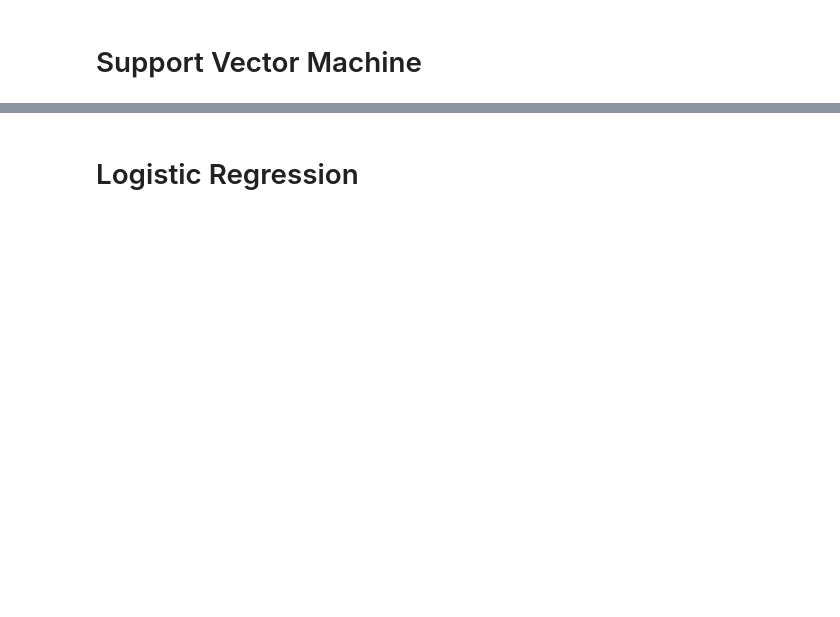
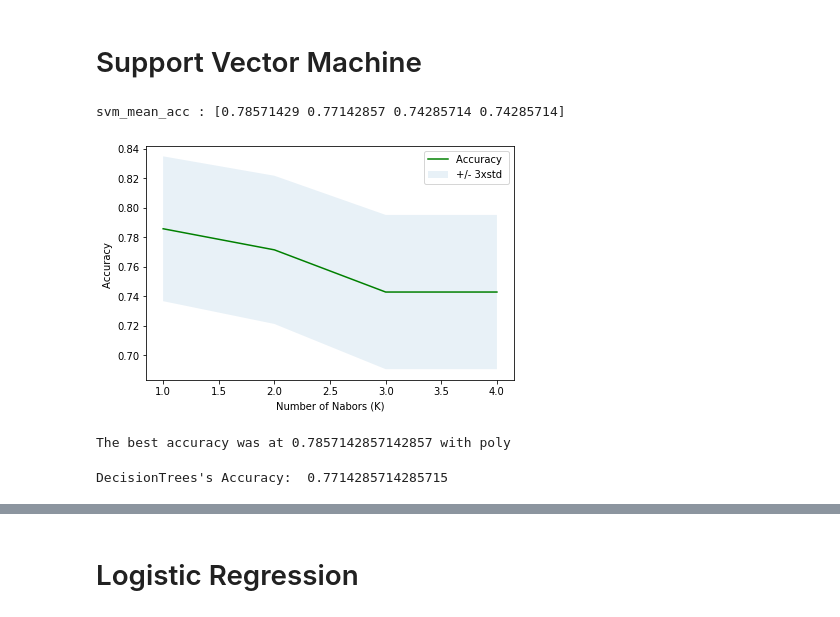
Before and after one commit to ButchBotch/RandProjects, a Jupyter notebook: IBM_Data_Sc_Coursera/Course_8/IBM_DataSc_8_FinalProject.ipynb, the cells around one changed output, grey strips where cells are left out. Cells and saved outputs as stored; diff of their text form; code cells hidden in the pictures; blank space fills up the shorter version.

```diff
--- a/IBM_Data_Sc_Coursera/Course_8/IBM_DataSc_8_FinalProject.ipynb
+++ b/IBM_Data_Sc_Coursera/Course_8/IBM_DataSc_8_FinalProject.ipynb
@@ -265,2 +360,43 @@ Notice: You should find the best k to build the model with the best accuracy.
 # %% [markdown]
 # Support Vector Machine
+# %%
+import pylab as pl
+import scipy.optimize as opt
+from sklearn import svm
+
+kernelz=['linear', 'poly', 'rbf', 'sigmoid']
+Ks_svm = len(kernelz)
+svm_mean_acc = np.zeros((Ks_svm))
+svm_std_acc = np.zeros((Ks_svm))
+svmConfustionMx = [];
+
+for n in range(1,Ks_svm+1):
+    #Train Model and Predict
+    loanSvm = svm.SVC(kernel=kernelz[n-1],gamma='auto').fit(X_train,y_train)
+    predSvm = loanSvm.predict(X_test)
+    svm_mean_acc[n-1] = metrics.accuracy_score(y_test, predSvm)
+    svm_std_acc[n-1]=np.std(predSvm==y_test)/np.sqrt(predSvm.shape[0])
+
+print('svm_mean_acc :',svm_mean_acc)
+
+plt.plot(range(1,Ks_svm+1),svm_mean_acc,'g')
+plt.fill_between(range(1,Ks_svm+1),svm_mean_acc - 1 * svm_std_acc,svm_mean_acc + 1 * svm_std_acc, alpha=0.10)
+plt.legend(('Accuracy ', '+/- 3xstd'))
+plt.ylabel('Accuracy ')
+plt.xlabel('Number of Nabors (K)')
+plt.tight_layout()
+plt.show()
+
+print( "The best accuracy was at", svm_mean_acc.max(), "with", kernelz[svm_mean_acc.argmax()+1])
+# %% [output]
+svm_mean_acc : [0.78571429 0.77142857 0.74285714 0.74285714]
+[figure, added]
+The best accuracy was at 0.7857142857142857 with poly
+# %%
+# Selection of svm model
+kernel=kernelz[svm_mean_acc.argmax()+1]
+loanSvm = svm.SVC(kernel=kernel,gamma='auto').fit(X_train,y_train)
+predSvm = loanSvm.predict(X_test)
+print("DecisionTrees's Accuracy: ", metrics.accuracy_score(y_test, predSvm))
+# %% [output]
+DecisionTrees's Accuracy:  0.7714285714285715
```
Also changed, not shown: parts of 19 cells of this notebook, 4 other files.
